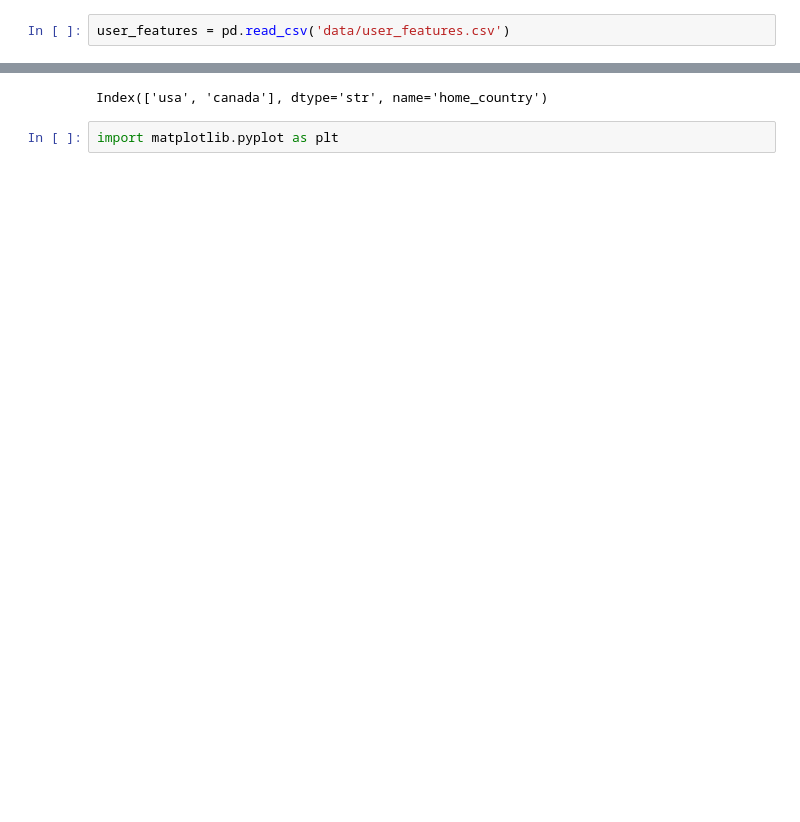
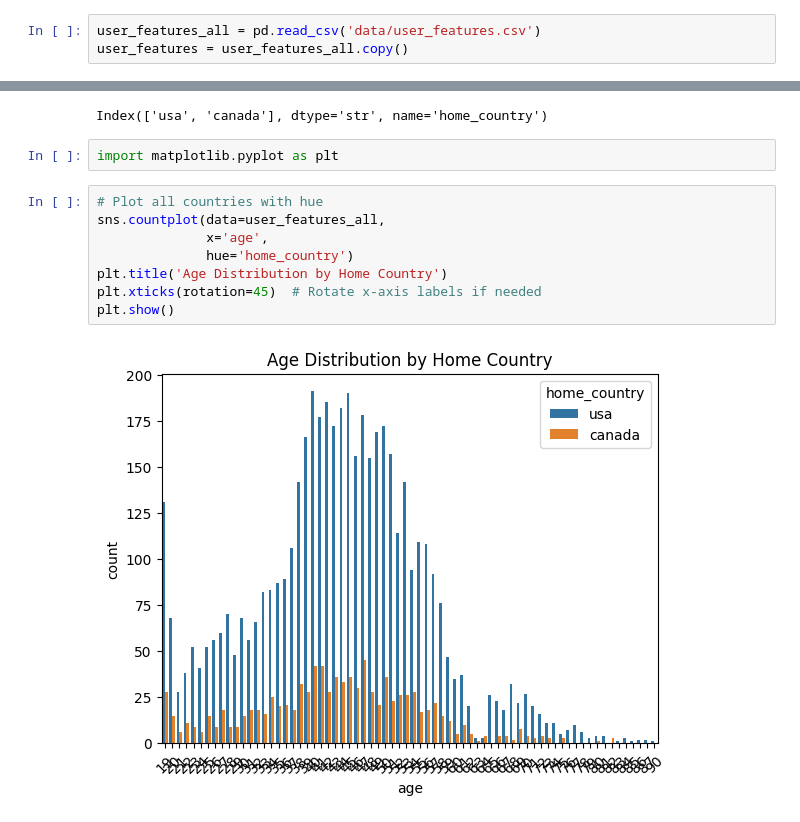
Before and after one commit to anuar-masterschool/TravelTide_Mar, a Jupyter notebook: user_segmentation.ipynb, the cells around one changed output, grey strips where cells are left out. Saved outputs shown, nothing was run; the diff lists cells and outputs as text; blank space fills up the shorter version.

```diff
--- a/user_segmentation.ipynb
+++ b/user_segmentation.ipynb
@@ -4,7 +4,8 @@
 import pandas as pd
 import seaborn as sns
 # %%
-user_features = pd.read_csv('data/user_features.csv')
+user_features_all = pd.read_csv('data/user_features.csv')
+user_features = user_features_all.copy()
 # %% [markdown]
 ## Age analysis
 # %%
@@ -13,4 +14,14 @@ user_features['home_country'].value_counts().index
 Index(['usa', 'canada'], dtype='str', name='home_country')
 # %%
 import matplotlib.pyplot as plt
+# %%
+# Plot all countries with hue
+sns.countplot(data=user_features_all,
+              x='age',
+              hue='home_country')
+plt.title('Age Distribution by Home Country')
+plt.xticks(rotation=45)  # Rotate x-axis labels if needed
+plt.show()
+# %% [output]
+[figure, added]
 # %%
```
Also changed, not shown: parts of 19 cells of this notebook.
